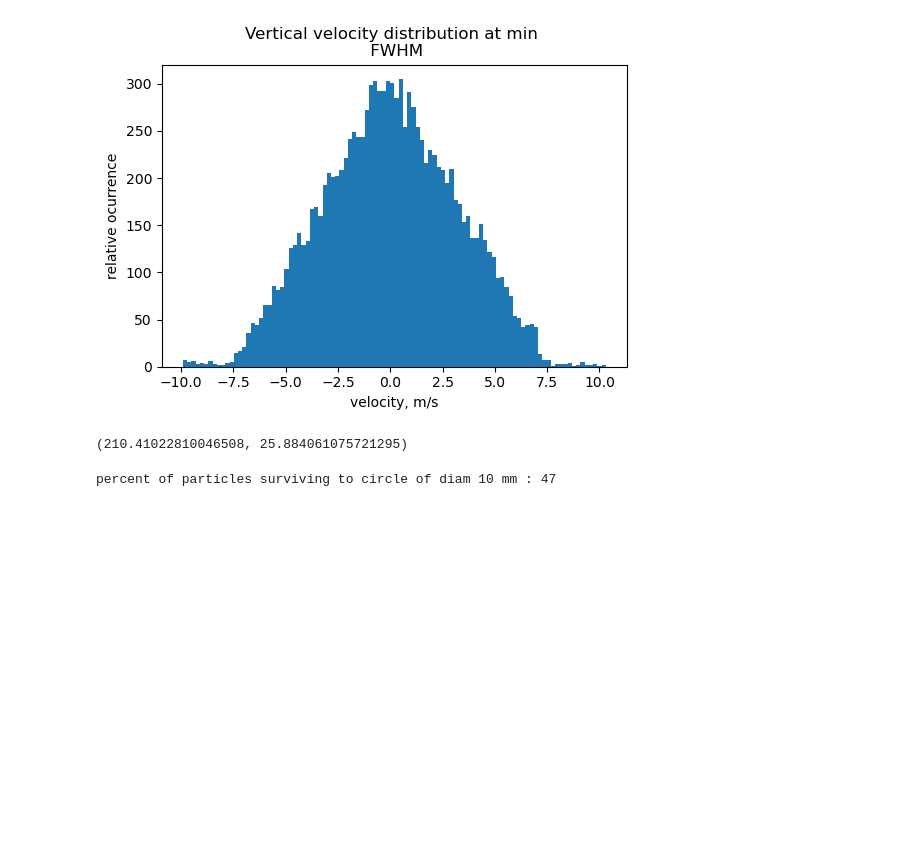
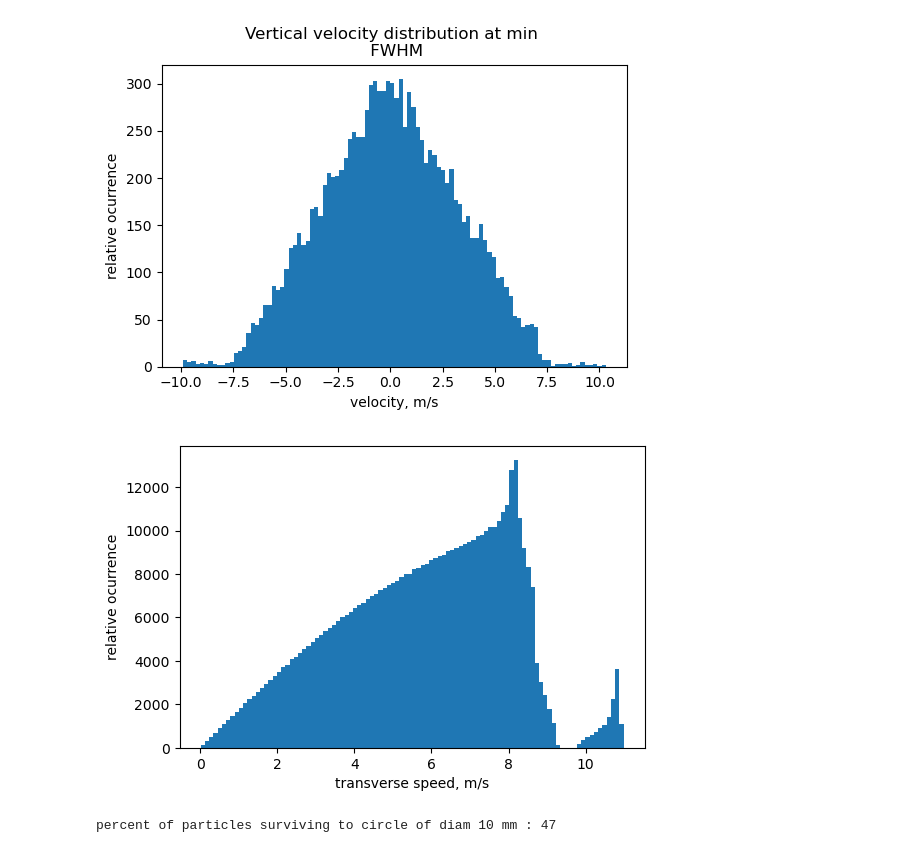
Before and after one commit to BillyTheKidPhysicist/storageRing, a Jupyter notebook: storageRingModel/analysis/collectorLensAnalysis.ipynb, the cells around one changed output. Drawn from its saved outputs; the diff is of its cells as text; code cells hidden in the pictures; blank space fills up the shorter version.

```diff
--- a/storageRingModel/analysis/collectorLensAnalysis.ipynb
+++ b/storageRingModel/analysis/collectorLensAnalysis.ipynb
@@ -459,10 +376,24 @@ plt.show()
 [figure]
 [figure]
 [figure]
-# %%
-np.mean(p_vals[:,0]),np.std(p_vals[:,0])
-# %% [output]
-(210.41022810046508, 25.884061075721295)
+# %%
+fwhm_x_focus=1.78
+y_vals,z_vals,p_vals=analyzer.interpolate(fwhm_x_focus,return_p=True,max_radius_mm=5)
+
+
+px_vals,py_vals,pz_vals=p_vals.T
+speed_trans=np.sqrt(py_vals**2+pz_vals**2)
+
+
+
+plt.figure(dpi=100)
+
+plt.hist(speed_trans,bins=100)
+plt.ylabel('relative ocurrence')
+plt.xlabel("transverse speed, m/s")
+plt.show()
+# %% [output]
+[figure, added]
 # %%
 ### survival at focus
 # %% [output]
```
Also changed, not shown: parts of 12 cells of this notebook, 6 other files.
